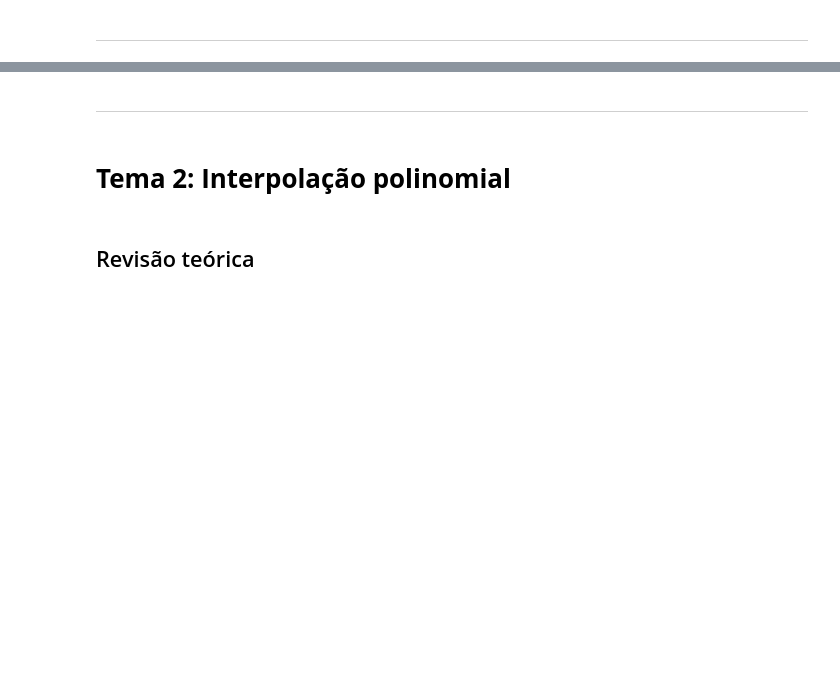
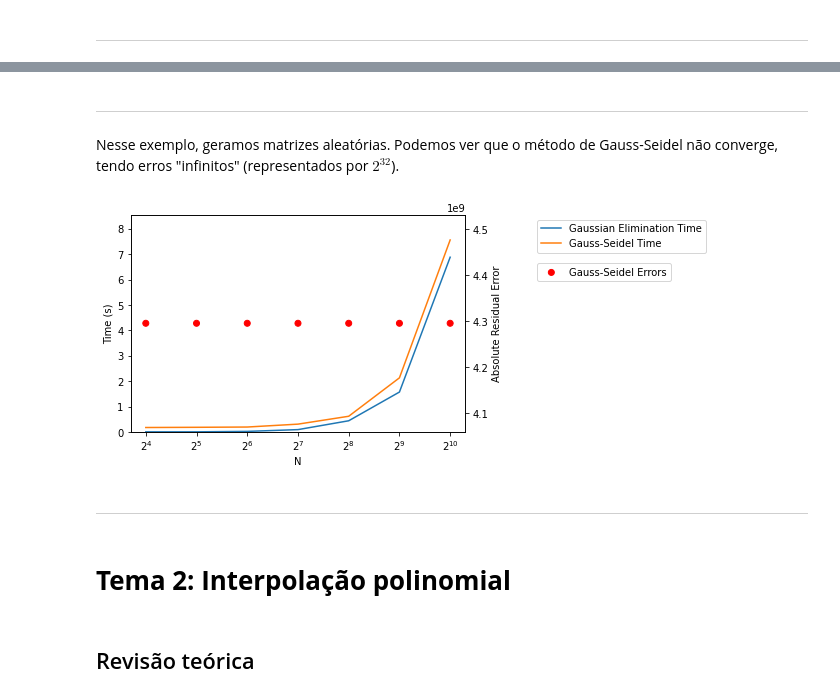
Before and after one commit to Vernalhav/numerical_analysis, a Jupyter notebook: numerico_aplicacoes.ipynb, the cells around one changed output, grey strips where cells are left out. Drawn from its saved outputs; the diff is of its cells as text; code cells hidden in the pictures; blank space fills up the shorter version.

```diff
--- a/numerico_aplicacoes.ipynb
+++ b/numerico_aplicacoes.ipynb
@@ -295,3 +301,11 @@ compare_methods(max_n=2**10, matrix_type='SPD', max_iterations=1e4, tol=1e-3)
+# %% [markdown]
+---
+# %% [markdown]
+Nesse exemplo, geramos matrizes aleatórias. Podemos ver que o método de Gauss-Seidel não converge, tendo erros "infinitos" (representados por $2^{32}$).
+# %%
+compare_methods(max_n=2**10, matrix_type='random', max_iterations=1e4, tol=1e-3)
+# %% [output]
+[figure, added]
 # %% [markdown]
 ---
 # %% [markdown]
```
Also changed, not shown: parts of 5 cells of this notebook.
